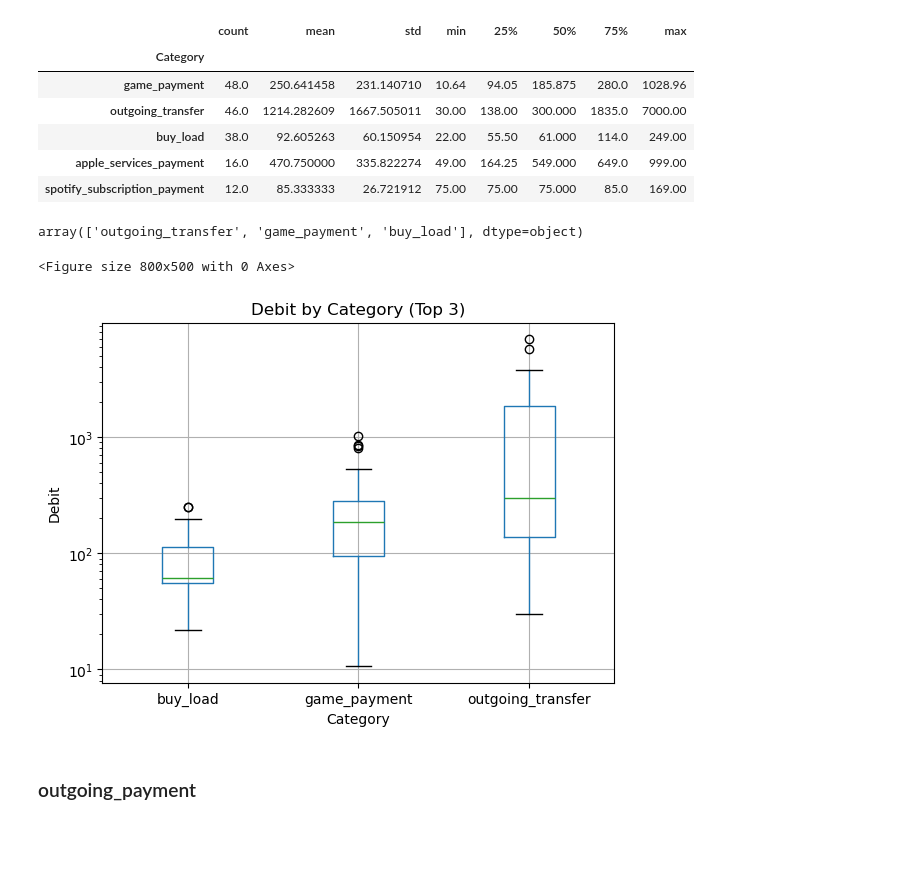
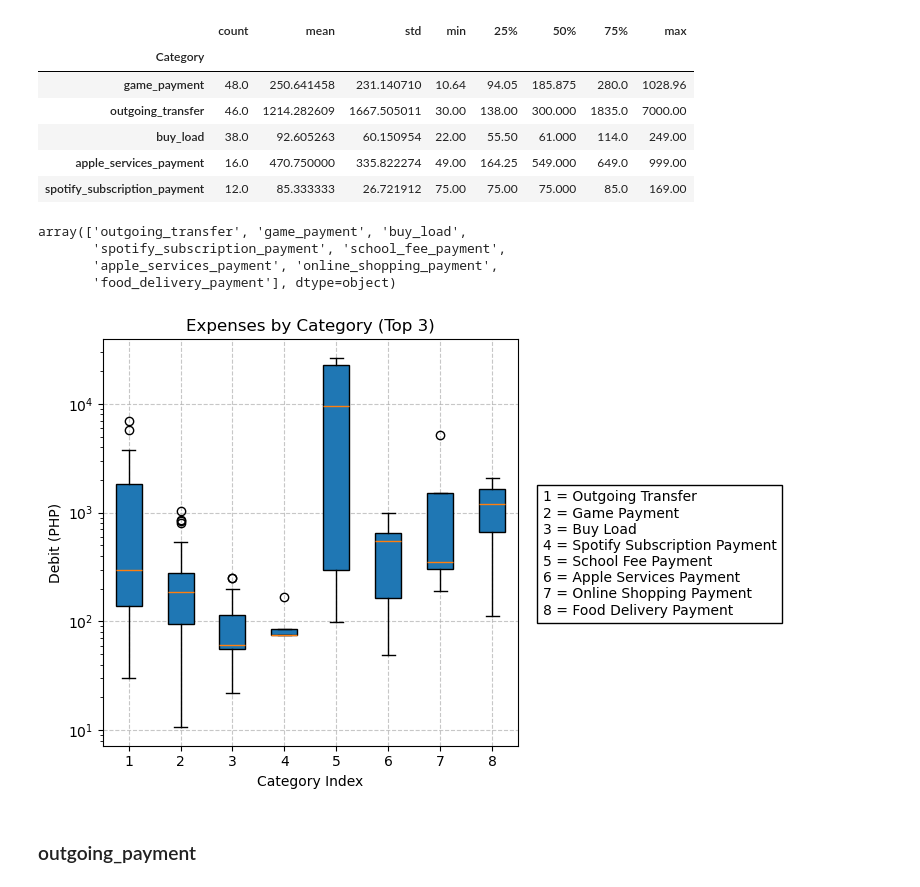
Before and after one commit to Shii02/CCDATSCL_PROJECT_COM221, a Jupyter notebook: main.ipynb, the cells around one changed output. Saved outputs shown, nothing was run; the diff lists cells and outputs as text; code cells hidden in the pictures; blank space fills up the shorter version.

```diff
--- a/main.ipynb
+++ b/main.ipynb
@@ -1048,24 +1048,54 @@ df_expenses[df_expenses["Category"].isin(top5_categories)] \
 | apple_services_payment | 16.0 | 470.750000 | 335.822274 | 49.00 | 164.25 | 549.000 | 649.0 | 999.00 |
 | spotify_subscription_payment | 12.0 | 85.333333 | 26.721912 | 75.00 | 75.00 | 75.000 | 85.0 | 169.00 |
 # %%
-top_3_expenses = df_expenses["Category"].unique()[:3]
+top_3_expenses = df_expenses["Category"].unique()
 top_3_expenses
 # %% [output]
-array(['outgoing_transfer', 'game_payment', 'buy_load'], dtype=object)
+array(['outgoing_transfer', 'game_payment', 'buy_load',
+       'spotify_subscription_payment', 'school_fee_payment',
+       'apple_services_payment', 'online_shopping_payment',
+       'food_delivery_payment'], dtype=object)
-# %%
-df_top3_expenses = df_expenses[df_expenses["Category"].isin(top_3_expenses)]
-
-plt.figure(figsize=(8, 5))
-df_top3_expenses.boxplot(column="Debit", by="Category")
-plt.title("Debit by Category (Top 3)")
-plt.suptitle("")
-plt.yscale("log")
-plt.xlabel("Category")
-plt.ylabel("Debit")
-plt.show()
-# %% [output]
-<Figure size 800x500 with 0 Axes>
-[figure, removed]
+# %%
+import matplotlib.pyplot as plt
+
+df_top3_expenses = df_expenses[df_expenses["Category"].isin(top_3_expenses)]
+
+groups = [
+    df_top3_expenses[df_top3_expenses["Category"] == cat]["Debit"]
+    for cat in top_3_expenses
+]
+
+plt.figure(figsize=(5,5))
+
+bp = plt.boxplot(groups, patch_artist=True)
+
+plt.yscale("log")
+
+plt.xticks(range(1, len(top_3_expenses)+1))
+plt.xlabel("Category Index")
+plt.ylabel("Debit (PHP)")
+plt.title("Expenses by Category (Top 3)")
+plt.grid(linestyle='--', alpha=0.7)
+
+# Create index legend text
+legend_text = "\n".join(
+    [f"{i+1} = {cat.replace('_',' ').title()}"
+     for i, cat in enumerate(top_3_expenses)]
+)
+
+# Place legend on the RIGHT SIDE
+plt.gcf().text(
+    1.02, 0.5,
+    legend_text,
+    va="center",
+    fontsize=10,
+    bbox=dict(facecolor="white", edgecolor="black")
+)
+
+plt.tight_layout()
+plt.show()
+# %% [output]
+[figure, added]
 # %% [markdown]
 ### outgoing_payment
 # %%
```
